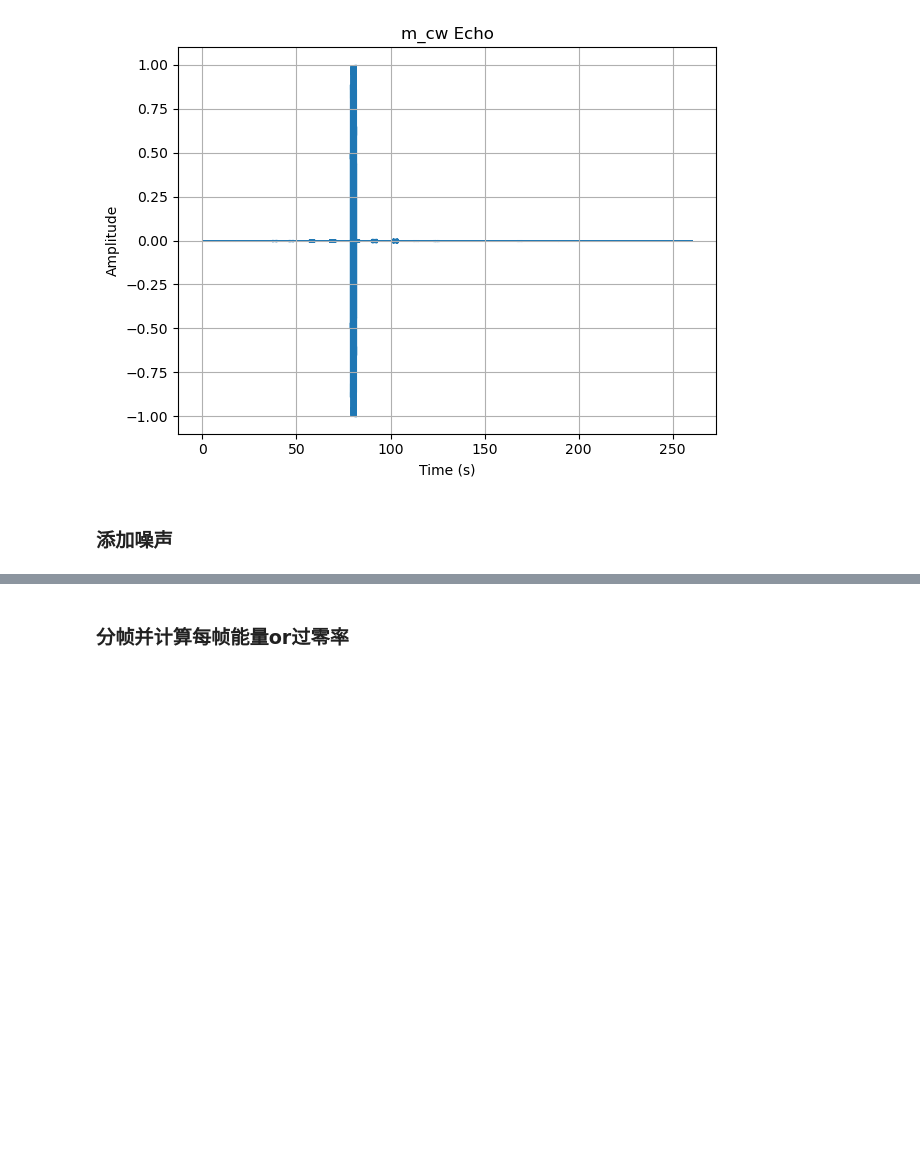
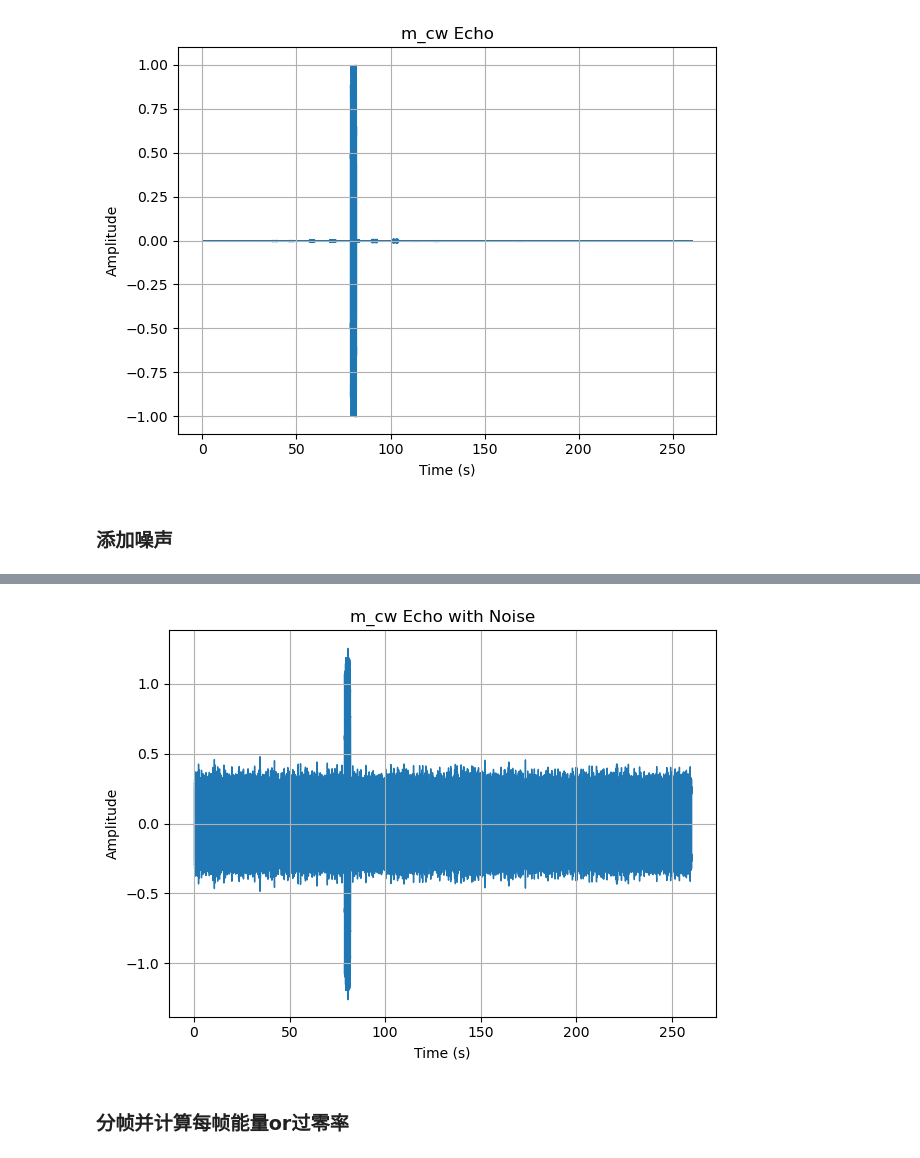
Before and after one commit to Vanillaholic/deep-learning, a Jupyter notebook: Orthogonal-Waveform-Design-and-Detection/sig_process.ipynb, the cells around one changed output, grey strips where cells are left out. Saved outputs shown, nothing was run; the diff lists cells and outputs as text; code cells hidden in the pictures; blank space fills up the shorter version.

```diff
--- a/Orthogonal-Waveform-Design-and-Detection/sig_process.ipynb
+++ b/Orthogonal-Waveform-Design-and-Detection/sig_process.ipynb
@@ -203,3 +118,16 @@ ValueError: cannot reshape array of size 2129920000 into shape (2,1024)
+# %%
+#添加白噪声
+convg_1st_echo = awgn(convg_1st_echo,-5)
+#绘制信号波形
+lb.display.waveshow(convg_1st_echo, sr=sr,axis='s')
+plt.title(category+' Echo with Noise')
+plt.xlabel('Time (s)')
+plt.ylabel('Amplitude')
+plt.tight_layout()
+plt.grid(True)
+plt.show()
+# %% [output]
+[figure, added]
 # %% [markdown]
 ### 分帧并计算每帧能量or过零率
 # %%
```
Also changed, not shown: parts of 5 cells of this notebook, 1 other file.
